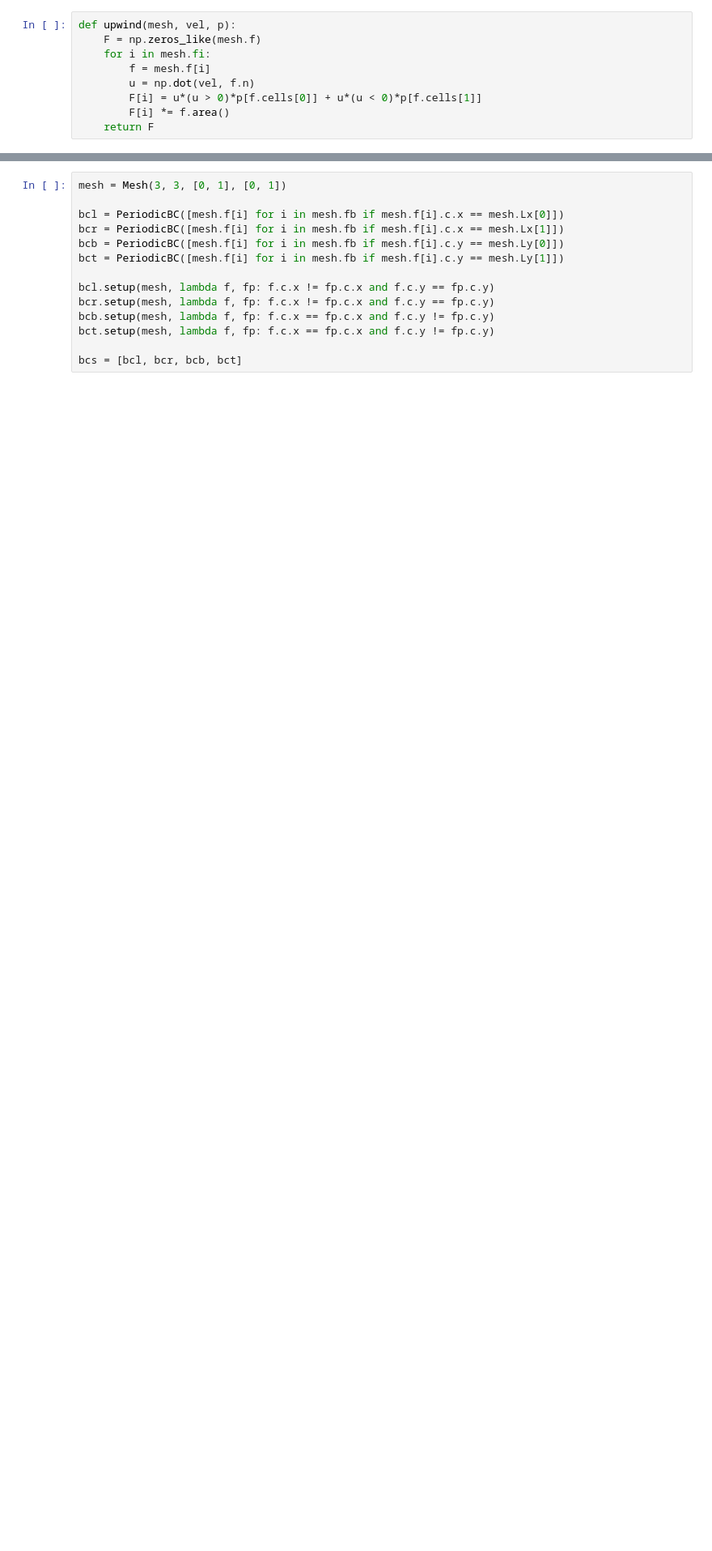
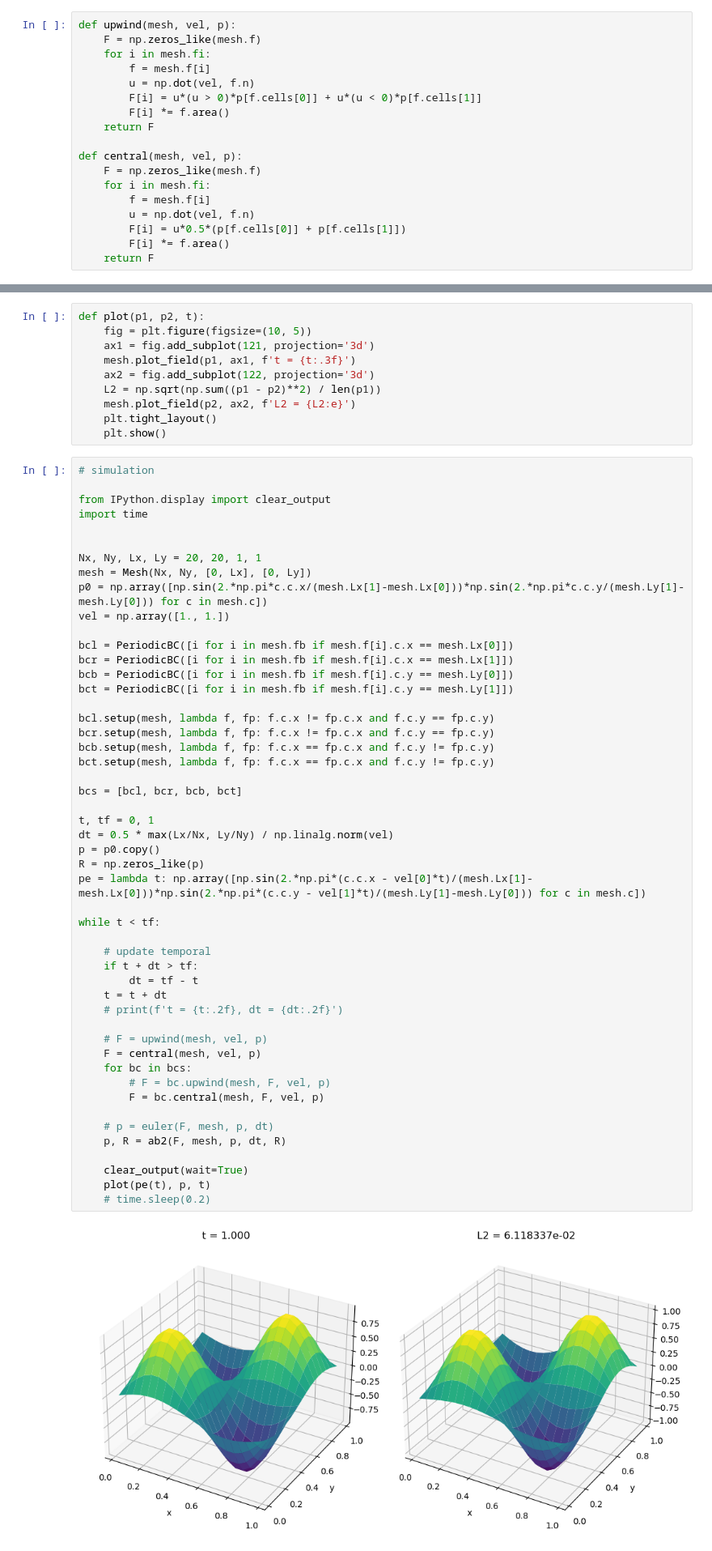
Before and after one commit to juansensio/blog, a Jupyter notebook: 106_cfd_adv2d/106_cfd_adv2d.ipynb, the cells around one changed output, grey strips where cells are left out. Shown at 81% size. Saved outputs shown, nothing was run; the diff lists cells and outputs as text; blank space fills up the shorter version.

```diff
--- a/106_cfd_adv2d/106_cfd_adv2d.ipynb
+++ b/106_cfd_adv2d/106_cfd_adv2d.ipynb
@@ -153,6 +165,15 @@ def upwind(mesh, vel, p):
 		F[i] = u*(u > 0)*p[f.cells[0]] + u*(u < 0)*p[f.cells[1]]
 		F[i] *= f.area()
 	return F
+
+def central(mesh, vel, p):
+	F = np.zeros_like(mesh.f)
+	for i in mesh.fi:
+		f = mesh.f[i]
+		u = np.dot(vel, f.n)
+		F[i] = u*0.5*(p[f.cells[0]] + p[f.cells[1]])
+		F[i] *= f.area()
+	return F
 # %%
 @dataclass
 class PeriodicBC:
@@ -177,14 +219,62 @@ class PeriodicBC:
+# %%
+def plot(p1, p2, t):
+	fig = plt.figure(figsize=(10, 5))
+	ax1 = fig.add_subplot(121, projection='3d')
+	mesh.plot_field(p1, ax1, f't = {t:.3f}')
+	ax2 = fig.add_subplot(122, projection='3d')
+	L2 = np.sqrt(np.sum((p1 - p2)**2) / len(p1))
+	mesh.plot_field(p2, ax2, f'L2 = {L2:e}')
+	plt.tight_layout()
+	plt.show()
 # %%
-mesh = Mesh(3, 3, [0, 1], [0, 1])
+# simulation
 
-bcl = PeriodicBC([mesh.f[i] for i in mesh.fb if mesh.f[i].c.x == mesh.Lx[0]])
-bcr = PeriodicBC([mesh.f[i] for i in mesh.fb if mesh.f[i].c.x == mesh.Lx[1]])
-bcb = PeriodicBC([mesh.f[i] for i in mesh.fb if mesh.f[i].c.y == mesh.Ly[0]])
-bct = PeriodicBC([mesh.f[i] for i in mesh.fb if mesh.f[i].c.y == mesh.Ly[1]])
+from IPython.display import clear_output
+import time
+
+
+Nx, Ny, Lx, Ly = 20, 20, 1, 1
+mesh = Mesh(Nx, Ny, [0, Lx], [0, Ly])
+p0 = np.array([np.sin(2.*np.pi*c.c.x/(mesh.Lx[1]-mesh.Lx[0]))*np.sin(2.*np.pi*c.c.y/(mesh.Ly[1]-mesh.Ly[0])) for c in mesh.c])
+vel = np.array([1., 1.])
+
+bcl = PeriodicBC([i for i in mesh.fb if mesh.f[i].c.x == mesh.Lx[0]])
+bcr = PeriodicBC([i for i in mesh.fb if mesh.f[i].c.x == mesh.Lx[1]])
+bcb = PeriodicBC([i for i in mesh.fb if mesh.f[i].c.y == mesh.Ly[0]])
+bct = PeriodicBC([i for i in mesh.fb if mesh.f[i].c.y == mesh.Ly[1]])
 
 bcl.setup(mesh, lambda f, fp: f.c.x != fp.c.x and f.c.y == fp.c.y)
 bcr.setup(mesh, lambda f, fp: f.c.x != fp.c.x and f.c.y == fp.c.y)
 bcb.setup(mesh, lambda f, fp: f.c.x == fp.c.x and f.c.y != fp.c.y)
 bct.setup(mesh, lambda f, fp: f.c.x == fp.c.x and f.c.y != fp.c.y)
 
 bcs = [bcl, bcr, bcb, bct]
+
+t, tf = 0, 1
+dt = 0.5 * max(Lx/Nx, Ly/Ny) / np.linalg.norm(vel)
+p = p0.copy()
+R = np.zeros_like(p)
+pe = lambda t: np.array([np.sin(2.*np.pi*(c.c.x - vel[0]*t)/(mesh.Lx[1]-mesh.Lx[0]))*np.sin(2.*np.pi*(c.c.y - vel[1]*t)/(mesh.Ly[1]-mesh.Ly[0])) for c in mesh.c])
+
+while t < tf:
+
+	# update temporal
+	if t + dt > tf:
+		dt = tf - t
+	t = t + dt
+	# print(f't = {t:.2f}, dt = {dt:.2f}')
+
+	# F = upwind(mesh, vel, p)
+	F = central(mesh, vel, p)
+	for bc in bcs:
+		# F = bc.upwind(mesh, F, vel, p)
+		F = bc.central(mesh, F, vel, p)
+
+	# p = euler(F, mesh, p, dt)
+	p, R = ab2(F, mesh, p, dt, R)
+
+	clear_output(wait=True)
+	plot(pe(t), p, t)
+	# time.sleep(0.2)
+# %% [output]
+[figure, added]
```
Also changed, not shown: parts of 9 cells of this notebook, 6 other files.
